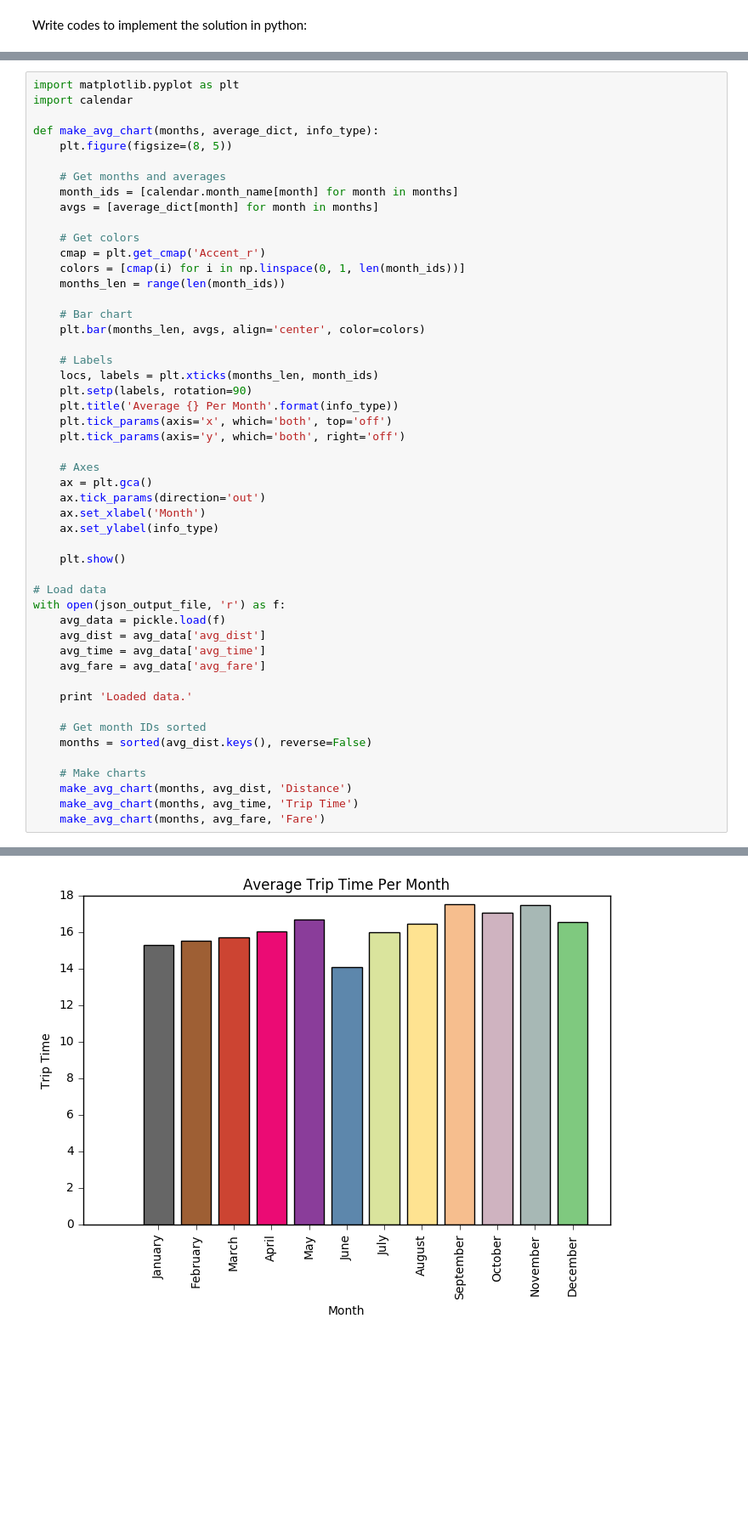
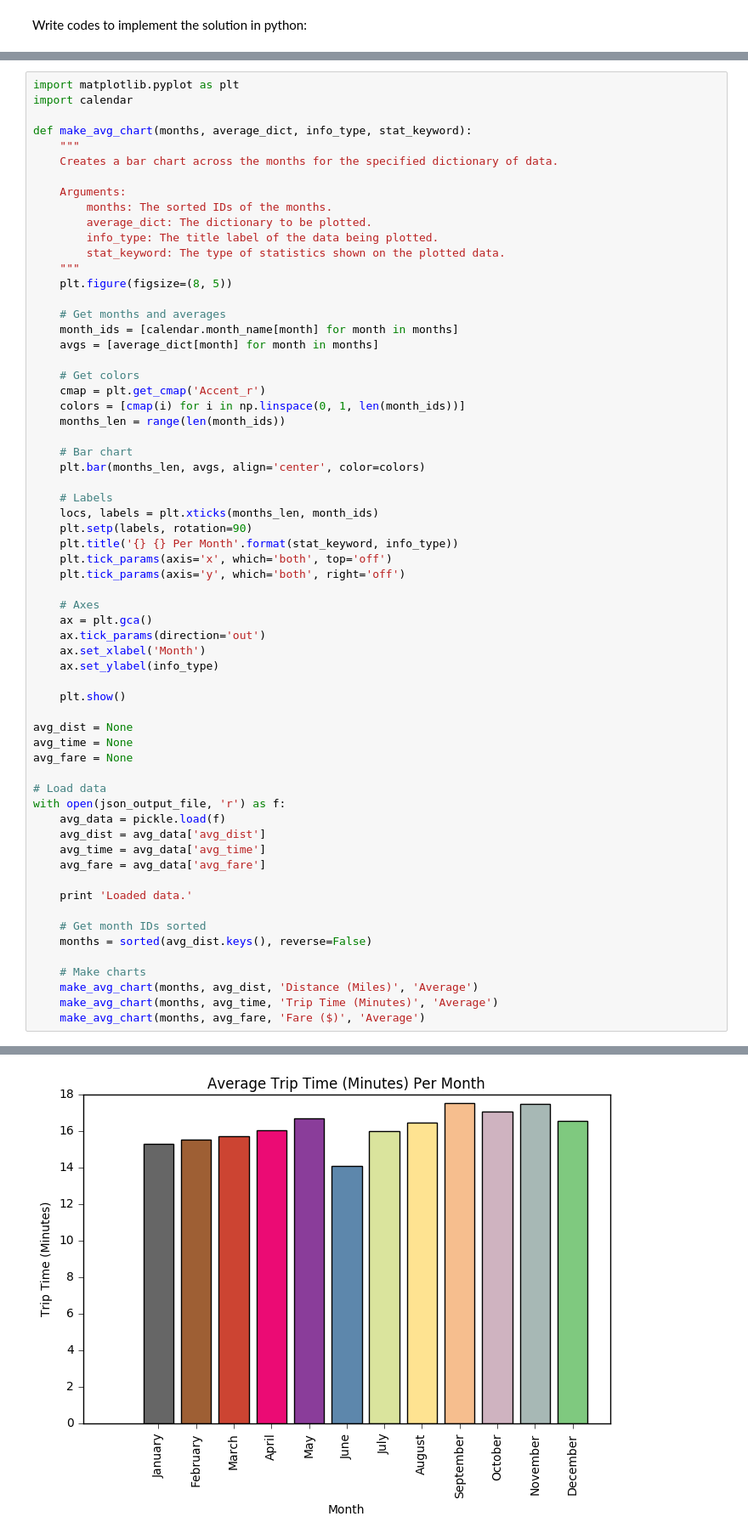
Before and after one commit to dontirun/DS3001-Case-4, a Jupyter notebook: case4.ipynb, the cells around one changed output, grey strips where cells are left out. Shown at 85% size. Drawn from its saved outputs; the diff is of its cells as text; blank space fills up the shorter version.

```diff
--- a/case4.ipynb
+++ b/case4.ipynb
@@ -181,7 +178,16 @@ Wrote data.
 import matplotlib.pyplot as plt
 import calendar
 
-def make_avg_chart(months, average_dict, info_type):
+def make_avg_chart(months, average_dict, info_type, stat_keyword):
+    """
+    Creates a bar chart across the months for the specified dictionary of data.
+
+    Arguments:
+        months: The sorted IDs of the months.
+        average_dict: The dictionary to be plotted.
+        info_type: The title label of the data being plotted.
+        stat_keyword: The type of statistics shown on the plotted data.
+    """
     plt.figure(figsize=(8, 5))
 
     # Get months and averages
@@ -199,7 +205,7 @@ def make_avg_chart(months, average_dict, info_type):
     # Labels
     locs, labels = plt.xticks(months_len, month_ids)
     plt.setp(labels, rotation=90)
-    plt.title('Average {} Per Month'.format(info_type))
+    plt.title('{} {} Per Month'.format(stat_keyword, info_type))
     plt.tick_params(axis='x', which='both', top='off')
     plt.tick_params(axis='y', which='both', right='off')
 
@@ -210,6 +216,10 @@ def make_avg_chart(months, average_dict, info_type):
     ax.set_ylabel(info_type)
 
     plt.show()
+
+avg_dist = None
+avg_time = None
+avg_fare = None
 
 # Load data
 with open(json_output_file, 'r') as f:
@@ -224,8 +234,8 @@ with open(json_output_file, 'r') as f:
     months = sorted(avg_dist.keys(), reverse=False)
 
     # Make charts
-    make_avg_chart(months, avg_dist, 'Distance')
-    make_avg_chart(months, avg_time, 'Trip Time')
-    make_avg_chart(months, avg_fare, 'Fare')
+    make_avg_chart(months, avg_dist, 'Distance (Miles)', 'Average')
+    make_avg_chart(months, avg_time, 'Trip Time (Minutes)', 'Average')
+    make_avg_chart(months, avg_fare, 'Fare ($)', 'Average')
 # %% [output]
 Loaded data.
@@ -233 +243 @@ Loaded data.
-[figure, old version]
+[figure, new version]
```
Also changed, not shown: parts of 11 cells of this notebook.
